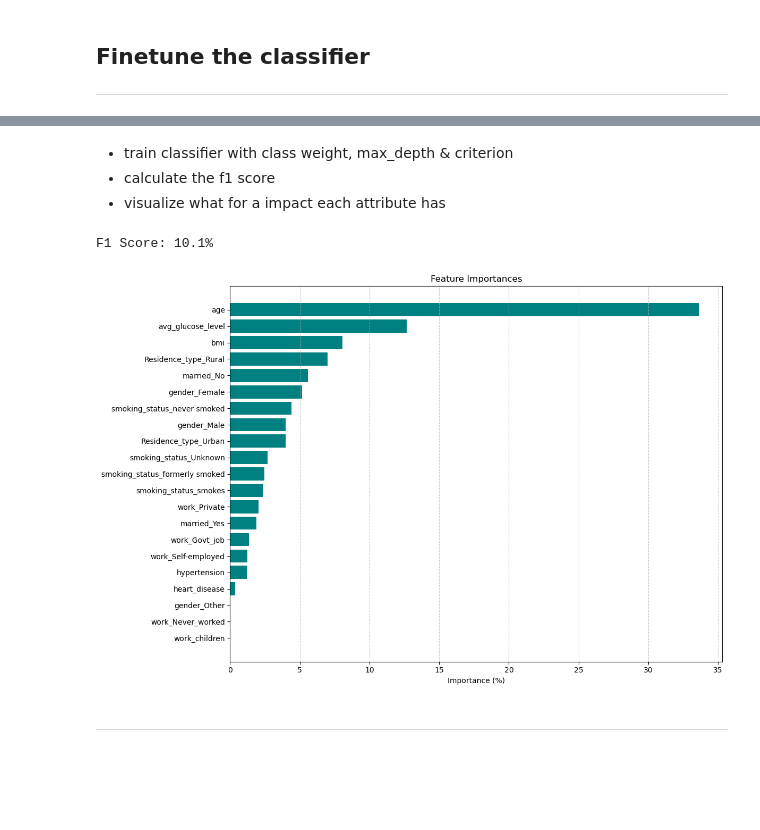
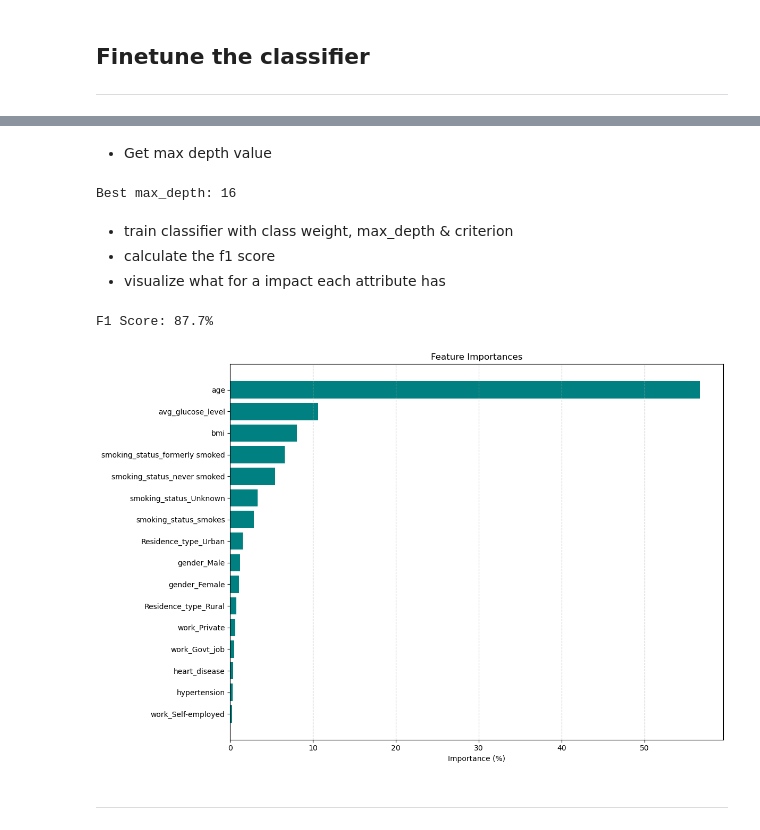
Before and after one commit to masterlukeSg/machine_learning_club, a Jupyter notebook: month_one/decissiontree.ipynb, the cells around one changed output, grey strips where cells are left out. Saved outputs shown, nothing was run; the diff lists cells and outputs as text; code cells hidden in the pictures; blank space fills up the shorter version.

Commit message:
Added undersampeling, refactored the visualisation and noticed that the undersampeling and oversamepling makes no sense, as the real test data will also have the distribution 90% to 10%.

```diff
--- a/month_one/decissiontree.ipynb
+++ b/month_one/decissiontree.ipynb
@@ -58,8 +59,15 @@ def synthetic_oversampling (x_train, y_train) -> tuple:
 	x_train_new, y_train_new = smote.fit_resample(x_train, y_train)
 
 	return (x_train_new, y_train_new)
+# %%
+def smote_enn_sampling(x_train, y_train) -> tuple:
+    # Over-Sampling + Under-Sampling
+    smote_enn = SMOTEENN(sampling_strategy='auto')
+    x_train_new, y_train_new = smote_enn.fit_resample(x_train, y_train)
+
+    return (x_train_new, y_train_new)
 # %%
-def visualize(clf):
+def visualize_importances(clf):
     sorted_importances = get_importances(clf)
  	# Erstelle den Plot
     features = [item[0] for item in sorted_importances]
@@ -81,11 +102,10 @@ gender_dummie = create_dummies(data, "gender", "gender")
 work_dummie = create_dummies(data, "work_type", "work")
 smoking_dummie = create_dummies(data, "smoking_status", "smoking_status")
 residence_dummie = create_dummies(data, "Residence_type", "Residence_type")
-married_dummie = create_dummies(data, "ever_married", "married")
 
 # Add all dummies to one data frame & add it to the main data frame
-data_dummies = pd.concat([gender_dummie, work_dummie, smoking_dummie, residence_dummie, married_dummie], axis=1)
+data_dummies = pd.concat([gender_dummie, work_dummie, smoking_dummie, residence_dummie], axis=1)
 data = pd.concat([data, data_dummies], axis=1)
 
 # Drop the following columns
-data = data.drop(["id"], axis=1)
+data = data.drop(["id", "work_Never_worked", "work_children", "gender_Other", "ever_married"], axis=1)
@@ -151,4 +145,11 @@ y = data["stroke"]
 
 x_train, x_test, y_train, y_test = train_test_split(x,y, test_size=0.4)
 x_train, y_train = handle_nan(x_train, y_train)
-x_train, y_train = synthetic_oversampling (x_train, y_train)
+x_train, y_train = smote_enn_sampling (x_train, y_train)
+
+# Changin the test data makes no sense, as the real test date will also have a 90 to 10 distribution
+x_test, y_test  = handle_nan(x_test, y_test )
+x_test, y_test = smote_enn_sampling (x_test, y_test)
+
+
+visualize_distribution_of_stroke(y_train)
@@ -155,20 +162,32 @@ x_train, y_train = synthetic_oversampling (x_train, y_train)
+# %% [markdown]
+* Get max depth value
+# %%
+clf = DecisionTreeClassifier(criterion='entropy', random_state=42)
+clf = clf.fit(x_train,y_train)
+
+find_grid = get_grid(clf, x_train, y_train)
+max_depth = find_grid.best_params_['max_depth']
+
+print("Best max_depth:", max_depth)
+# %% [output]
+Best max_depth: 16
 # %% [markdown]
 * train classifier with class weight, max_depth & criterion
 * calculate the f1 score
 * visualize what for a impact each attribute has
 # %%
-clf = DecisionTreeClassifier(criterion='entropy', random_state=42, max_depth=max_depth, class_weight={0: 1, 1: 3})
+clf = DecisionTreeClassifier(criterion='entropy', random_state=42, max_depth=max_depth)
 clf = clf.fit(x_train, y_train)
 
 y_pred = clf.predict(x_test)
 
 acc = f1_score(y_test,y_pred,average='binary')
 print(f"F1 Score: {round(acc * 100, 2)}% \n")
 
-visualize(clf)
+visualize_importances(clf)
 # %% [output]
-F1 Score: 10.1%
+F1 Score: 87.7%
-[figure, old version]
+[figure, new version]
 # %% [markdown]
 ---
 # %% [markdown]
```
Also changed, not shown: parts of 10 cells of this notebook.
